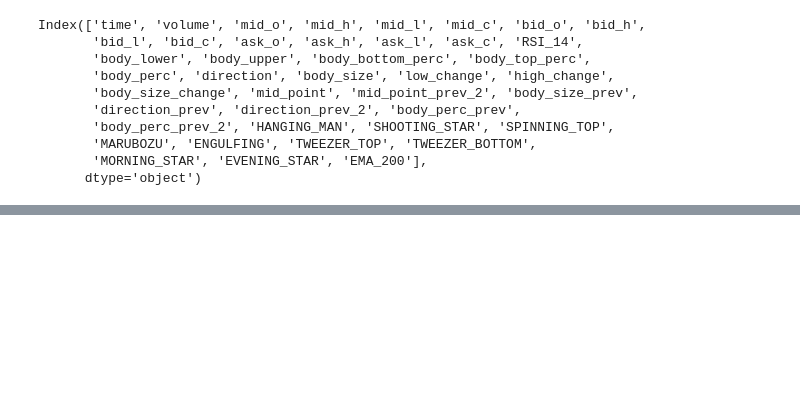
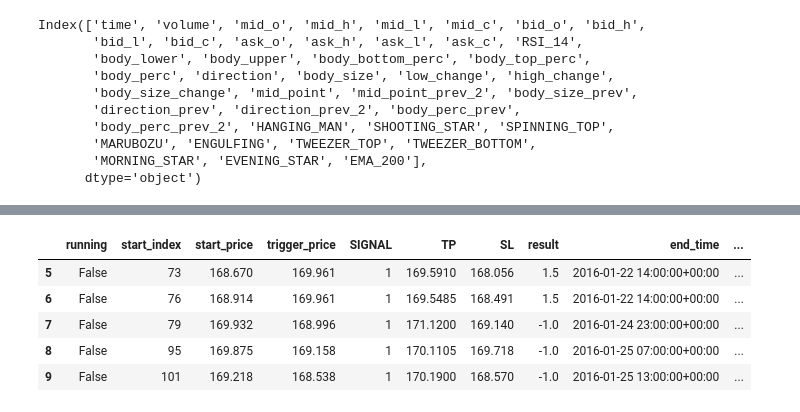
Before and after one commit to itsmarcotime/Forex_trading_system_in_Python, a Jupyter notebook: jupyter_notes/Guru_1_EMA200_RSI_Over50.ipynb, the cells around one changed output, grey strips where cells are left out. Cells and saved outputs as stored; diff of their text form; code cells hidden in the pictures; blank space fills up the shorter version.

Commit message:
looking at results of guru strat

```diff
--- a/jupyter_notes/Guru_1_EMA200_RSI_Over50.ipynb
+++ b/jupyter_notes/Guru_1_EMA200_RSI_Over50.ipynb
@@ -137,3 +137,12 @@ cp.show_plot(line_traces=["EMA_200"], sec_traces=['RSI_14'])
+# %%
+df_results[df_results.SIGNAL == BUY].head()
+# %% [output]
+|  | running | start_index | start_price | trigger_price | SIGNAL | TP | SL | result | end_time | ... |
+| 5 | False | 73 | 168.670 | 169.961 | 1 | 169.5910 | 168.056 | 1.5 | 2016-01-22 14:00:00+00:00 | ... |
+| 6 | False | 76 | 168.914 | 169.961 | 1 | 169.5485 | 168.491 | 1.5 | 2016-01-22 14:00:00+00:00 | ... |
+| 7 | False | 79 | 169.932 | 168.996 | 1 | 171.1200 | 169.140 | -1.0 | 2016-01-24 23:00:00+00:00 | ... |
+| 8 | False | 95 | 169.875 | 169.158 | 1 | 170.1105 | 169.718 | -1.0 | 2016-01-25 07:00:00+00:00 | ... |
+| 9 | False | 101 | 169.218 | 168.538 | 1 | 170.1900 | 168.570 | -1.0 | 2016-01-25 13:00:00+00:00 | ... |
 # %%
 class Trade:
     def __init__(self, row):
```
Also changed, not shown: parts of 10 cells of this notebook.
